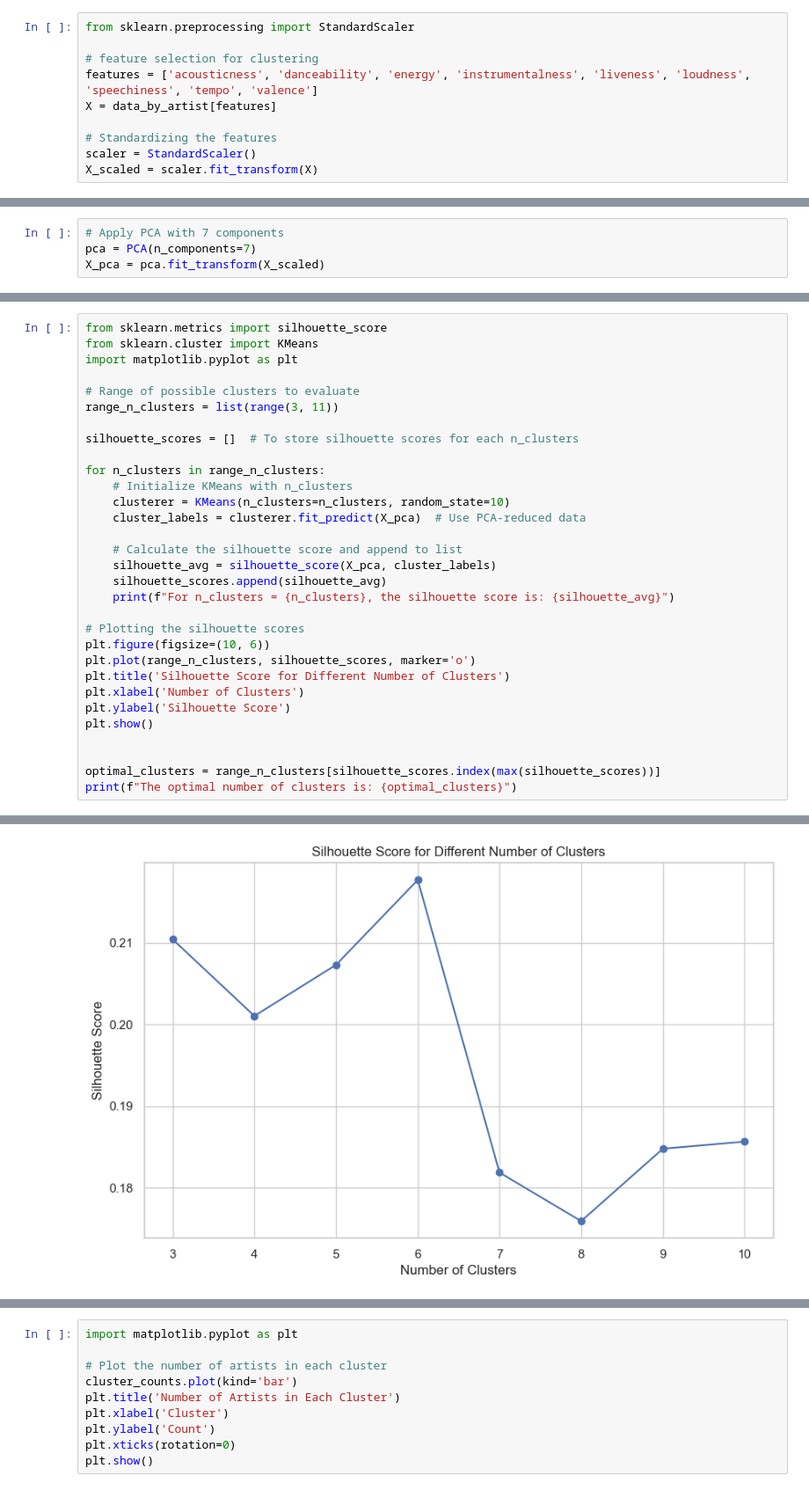
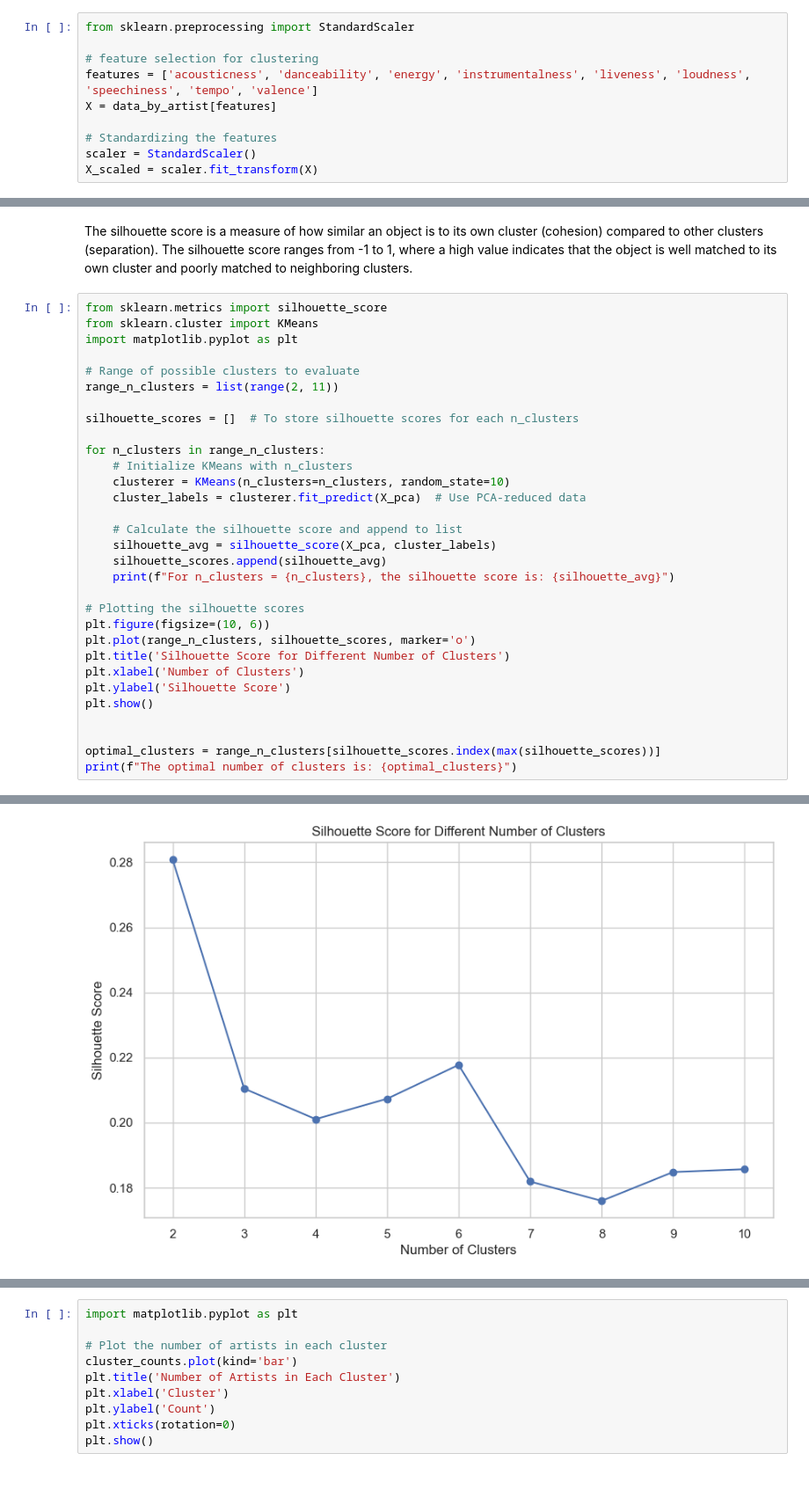
Before and after one commit to MaidenTaief/MUSIC-REC, a Jupyter notebook: Cluster/data_by_artists.ipynb, the cells around one changed output, grey strips where cells are left out. Shown at 88% size. Saved outputs shown, nothing was run; the diff lists cells and outputs as text.

```diff
--- a/Cluster/data_by_artists.ipynb
+++ b/Cluster/data_by_artists.ipynb
@@ -136,4 +204,0 @@ PCA optimal 7
-# %%
-# Apply PCA with 7 components
-pca = PCA(n_components=7)
-X_pca = pca.fit_transform(X_scaled)
@@ -140,10 +284,12 @@ X_pca = pca.fit_transform(X_scaled)
+# %% [markdown]
+The silhouette score is a measure of how similar an object is to its own cluster (cohesion) compared to other clusters (separation). The silhouette score ranges from -1 to 1, where a high value indicates that the object is well matched to its own cluster and poorly matched to neighboring clusters.
 # %%
 from sklearn.metrics import silhouette_score
 from sklearn.cluster import KMeans
 import matplotlib.pyplot as plt
 
 # Range of possible clusters to evaluate
-range_n_clusters = list(range(3, 11))
+range_n_clusters = list(range(2, 11))
 
 silhouette_scores = []  # To store silhouette scores for each n_clusters
 
@@ -180 +327 @@ For n_clusters = 10, the silhouette score is: 0.18566604393893812
-[figure, old version]
+[figure, new version]
```
Also changed, not shown: parts of 24 cells of this notebook.
